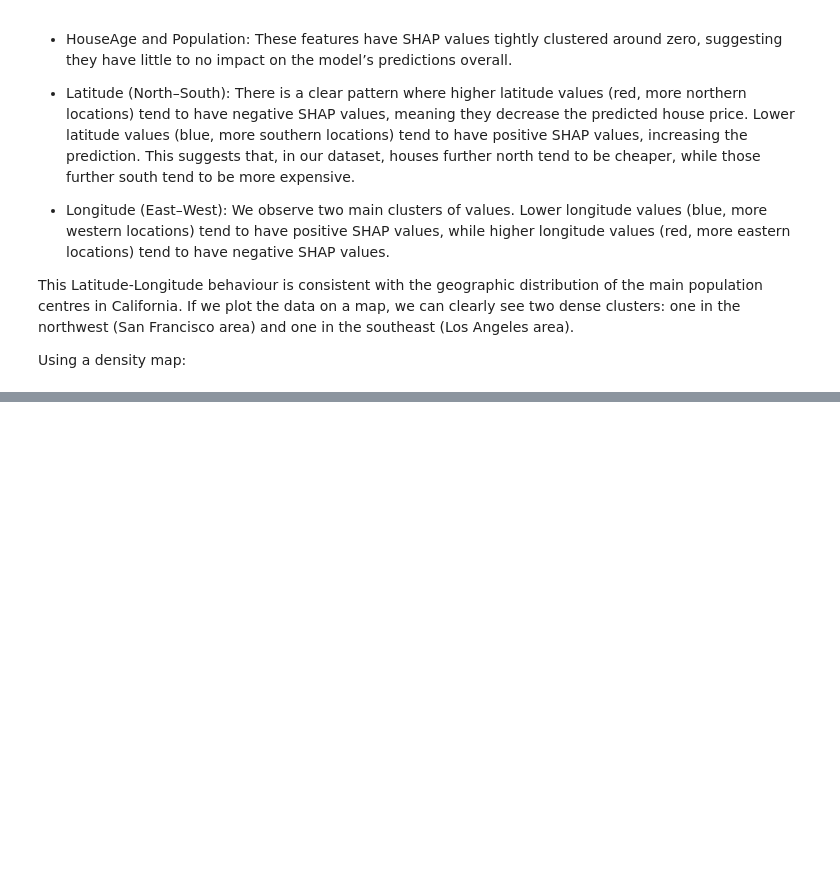
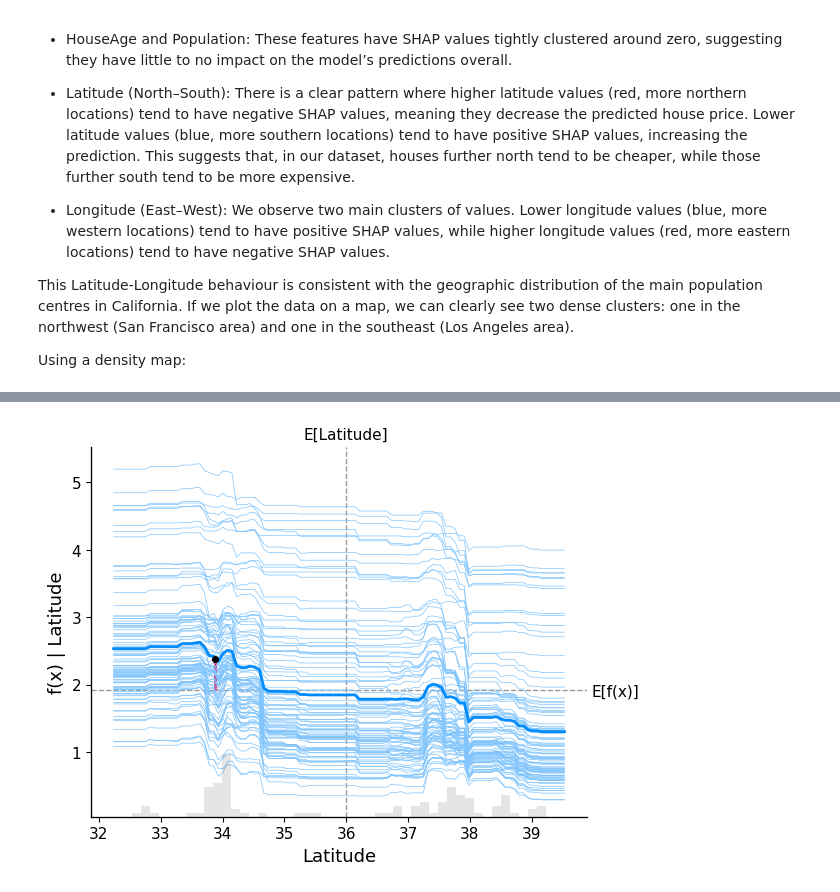
Before and after one commit to JorgeIvanJH/Explainability-in-ML-models, a Jupyter notebook: explainability.ipynb, the cells around one changed output, grey strips where cells are left out. Saved outputs shown, nothing was run; the diff lists cells and outputs as text; code cells hidden in the pictures; blank space fills up the shorter version.

```diff
--- a/explainability.ipynb
+++ b/explainability.ipynb
@@ -226,0 +303,3 @@ Content heavily inspired by the tutorials in: https://shap.readthedocs.io/en/lat
+# %%
+explainer = shap.Explainer(model.predict, X100)
+shap_values = explainer(X)
@@ -226,0 +318,12 @@ Content heavily inspired by the tutorials in: https://shap.readthedocs.io/en/lat
+# %%
+shap.partial_dependence_plot(
+    "Latitude",
+    model.predict,
+    X100,
+    ice=True, # Change to false to see only general trend
+    model_expected_value=True,
+    feature_expected_value=True,
+    shap_values=shap_values[sample_ind : sample_ind + 1, :],
+)
+# %% [output]
+[figure, added]
```
Also changed, not shown: parts of 32 cells of this notebook.
